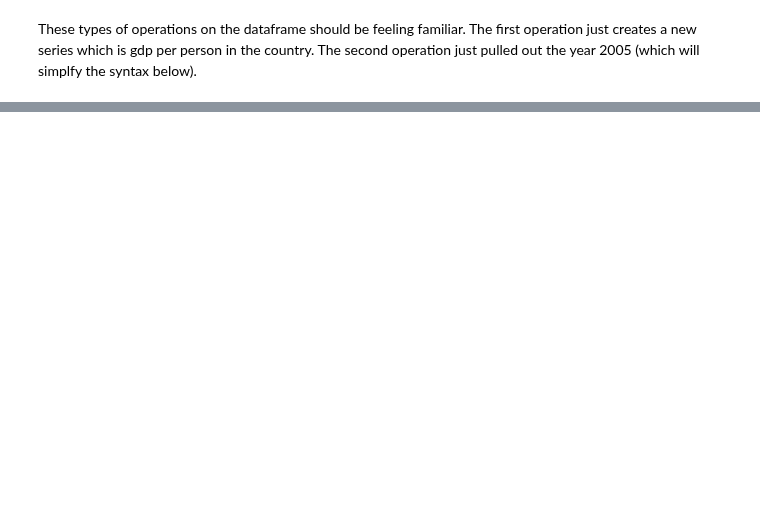
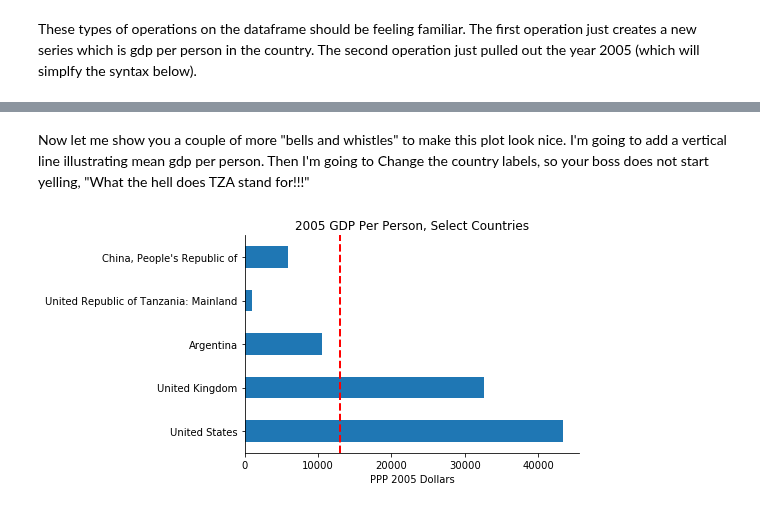
Before and after one commit to mwaugh0328/Data_Bootcamp_Fall_2017, a Jupyter notebook: data_bootcamp_1030/more_matplotlib_inequality.ipynb, the cells around one changed output, grey strips where cells are left out. Saved outputs shown, nothing was run; the diff lists cells and outputs as text; code cells hidden in the pictures; blank space fills up the shorter version.

```diff
--- a/data_bootcamp_1030/more_matplotlib_inequality.ipynb
+++ b/data_bootcamp_1030/more_matplotlib_inequality.ipynb
@@ -74,0 +175,23 @@ plt.show()
+# %% [markdown]
+Now let me show you a couple of more "bells and whistles" to make this plot look nice. I'm going to add a vertical line illustrating mean gdp per person. Then I'm going to Change the country labels, so your boss does not start yelling, "What the hell does TZA stand for!!!"
+# %%
+avg = pwt_2005.gdp_pop.mean()
+
+fig, ax = plt.subplots()
+
+pwt_2005.loc[country_list].gdp_pop.plot(kind='barh', ax=ax)
+
+ax.set_title("2005 GDP Per Person, Select Countries")
+ax.set_ylabel("") #By Changing the labeling, having a ylabel saying country is redundent, so remove it.
+ax.set_xlabel("PPP 2005 Dollars")
+
+ax.set_yticklabels(pwt_2005.loc[country_list].country.tolist(), )
+
+ax.spines["right"].set_visible(False)
+ax.spines["top"].set_visible(False)
+
+ax.axvline(x=avg, color='r', label='Average', linestyle='--', linewidth=2)
+
+plt.show()
+# %% [output]
+[figure, added]
```
Also changed, not shown: parts of 23 cells of this notebook, 1 other file.
